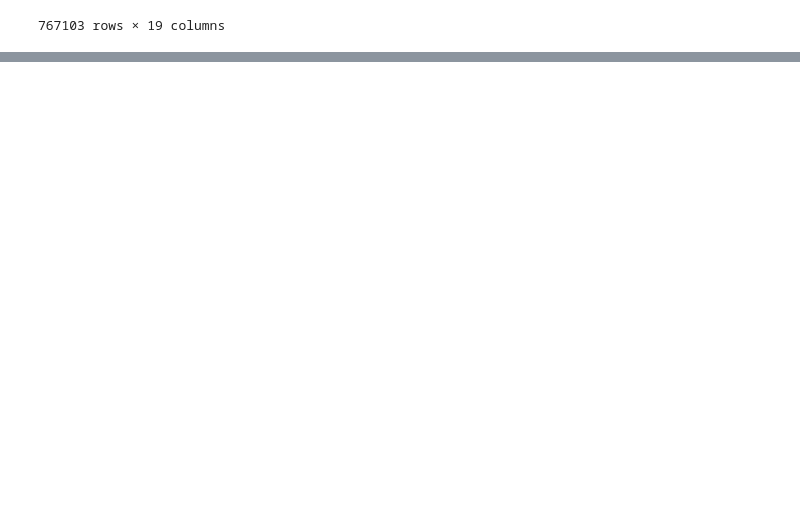
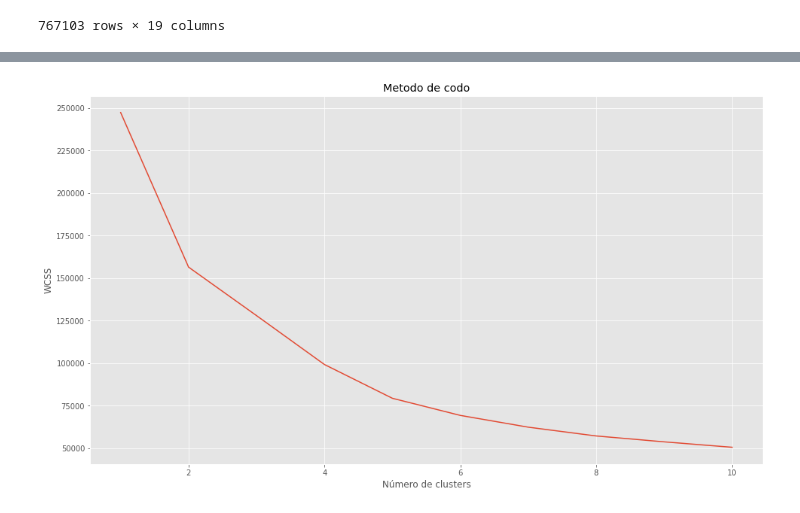
Before and after one commit to JJHH06/DMP1MarriageClustering, a Jupyter notebook: Proyecto1.ipynb, the cells around one changed output, grey strips where cells are left out. Saved outputs shown, nothing was run; the diff lists cells and outputs as text; code cells hidden in the pictures; blank space fills up the shorter version.

Commit message:
Inicio del clustering

```diff
--- a/Proyecto1.ipynb
+++ b/Proyecto1.ipynb
@@ -314,0 +393,24 @@ array([2019.])
+# %%
+variables = marriage_data[['DIAOCU', 'MESOCU', 'EDADHOM', 'EDADMUJ', 'MESREG']]
+
+variables2 = marriage_data[['DIAOCU', 'MESOCU', 'EDADHOM', 'EDADMUJ', 'MESREG']].head(767103 // 0.10)
+
+# normalizar datos
+variables_norm = (variables - variables.min()) / (variables.max() - variables.min())
+variables_norm
+
+#busqueda de la cantidad optima de clusters con el metodo de codo
+wcss = []
+
+for i in range(1, 11):
+    kmeans = KMeans(n_clusters = i, max_iter=300)
+    kmeans.fit(variables_norm)
+    wcss.append(kmeans.inertia_)
+
+plt.plot(range(1, 11), wcss)
+plt.title('Metodo de codo')
+plt.xlabel('Número de clusters')
+plt.ylabel('WCSS')
+plt.show()
+# %% [output]
+[figure, added]
```
Also changed, not shown: parts of 13 cells of this notebook.
